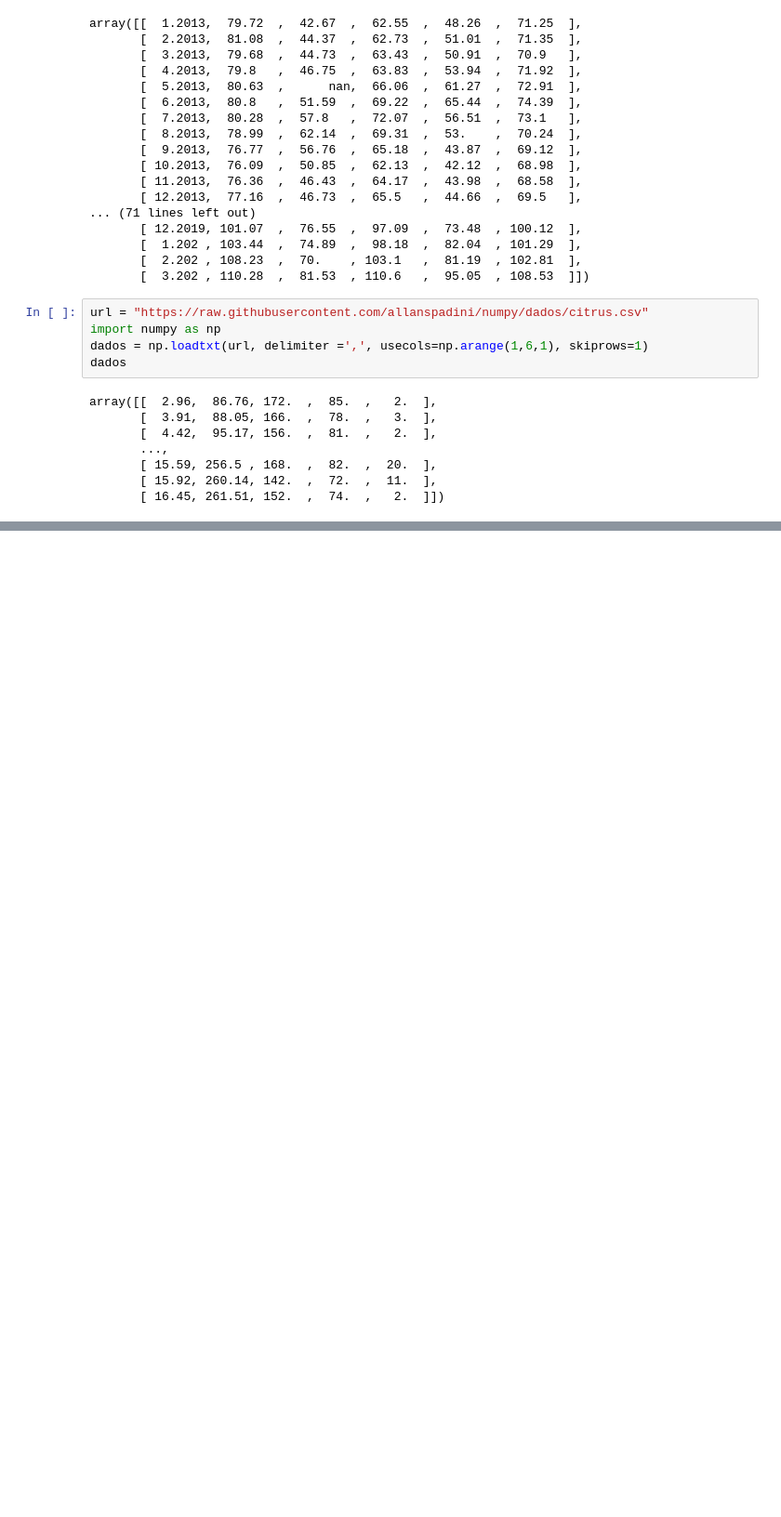
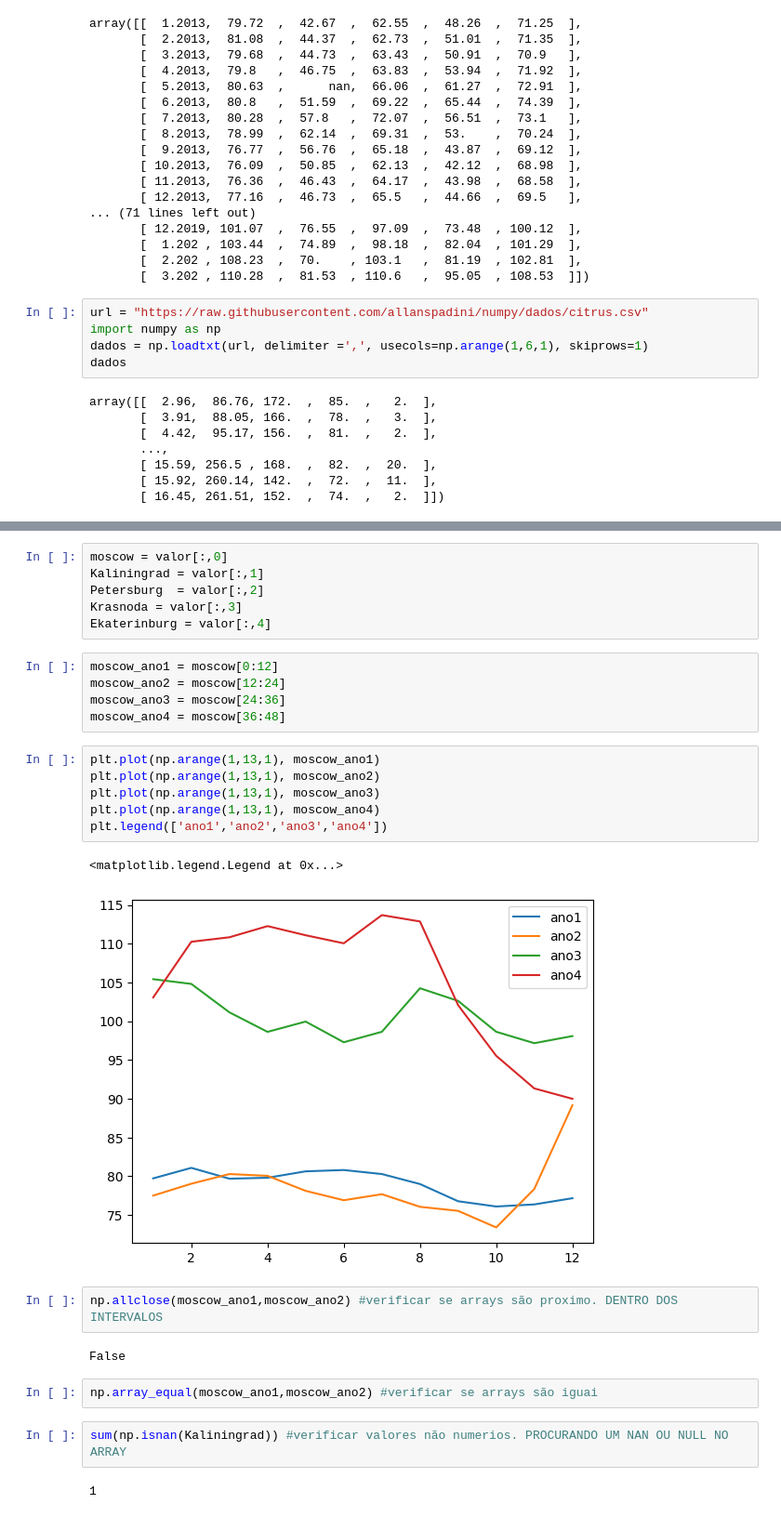
Before and after one commit to Pegoral123/-Tebela_manipulation, a Jupyter notebook: untitled1.ipynb, the cells around one changed output, grey strips where cells are left out. Shown at 93% size. Saved outputs shown, nothing was run; the diff lists cells and outputs as text; blank space fills up the shorter version.

```diff
--- a/untitled1.ipynb
+++ b/untitled1.ipynb
@@ -66,0 +100,30 @@ dados.shape
+# %%
+moscow = valor[:,0]
+Kaliningrad = valor[:,1]
+Petersburg  = valor[:,2]
+Krasnoda = valor[:,3]
+Ekaterinburg = valor[:,4]
+# %%
+moscow_ano1 = moscow[0:12]
+moscow_ano2 = moscow[12:24]
+moscow_ano3 = moscow[24:36]
+moscow_ano4 = moscow[36:48]
+# %%
+plt.plot(np.arange(1,13,1), moscow_ano1)
+plt.plot(np.arange(1,13,1), moscow_ano2)
+plt.plot(np.arange(1,13,1), moscow_ano3)
+plt.plot(np.arange(1,13,1), moscow_ano4)
+plt.legend(['ano1','ano2','ano3','ano4'])
+# %% [output]
+<matplotlib.legend.Legend at 0x...>
+[figure, added]
+# %%
+np.allclose(moscow_ano1,moscow_ano2) #verificar se arrays são proximo. DENTRO DOS INTERVALOS
+# %% [output]
+False
+# %%
+np.array_equal(moscow_ano1,moscow_ano2) #verificar se arrays são iguai
+# %%
+sum(np.isnan(Kaliningrad)) #verificar valores não numerios. PROCURANDO UM NAN OU NULL NO ARRAY
+# %% [output]
+1
```
Also changed, not shown: parts of 9 cells of this notebook.
